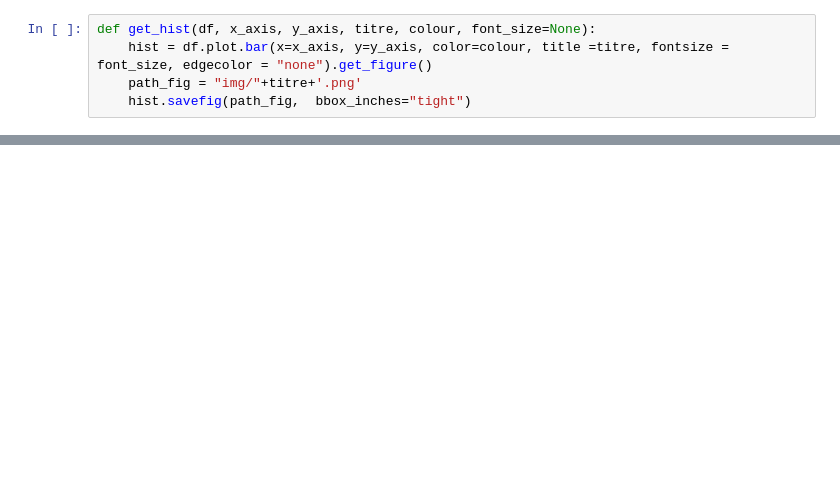
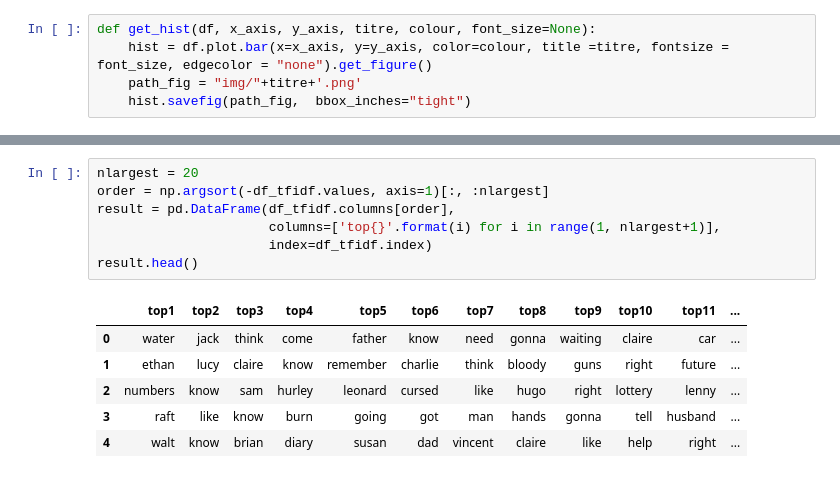
Before and after one commit to constance-scherer/PLDAC_Recommandation_analyse_sous_titres, a Jupyter notebook: test_lecture_saison.ipynb, the cells around one changed output, grey strips where cells are left out. Cells and saved outputs as stored; diff of their text form; blank space fills up the shorter version.

```diff
--- a/test_lecture_saison.ipynb
+++ b/test_lecture_saison.ipynb
@@ -108,0 +125,14 @@ df
+# %%
+nlargest = 20
+order = np.argsort(-df_tfidf.values, axis=1)[:, :nlargest]
+result = pd.DataFrame(df_tfidf.columns[order],
+                      columns=['top{}'.format(i) for i in range(1, nlargest+1)],
+                      index=df_tfidf.index)
+result.head()
+# %% [output]
+|  | top1 | top2 | top3 | top4 | top5 | top6 | top7 | top8 | top9 | top10 | top11 | ... |
+| 0 | water | jack | think | come | father | know | need | gonna | waiting | claire | car | ... |
+| 1 | ethan | lucy | claire | know | remember | charlie | think | bloody | guns | right | future | ... |
+| 2 | numbers | know | sam | hurley | leonard | cursed | like | hugo | right | lottery | lenny | ... |
+| 3 | raft | like | know | burn | going | got | man | hands | gonna | tell | husband | ... |
+| 4 | walt | know | brian | diary | susan | dad | vincent | claire | like | help | right | ... |
```
Also changed, not shown: parts of 8 cells of this notebook, 26 other files.
